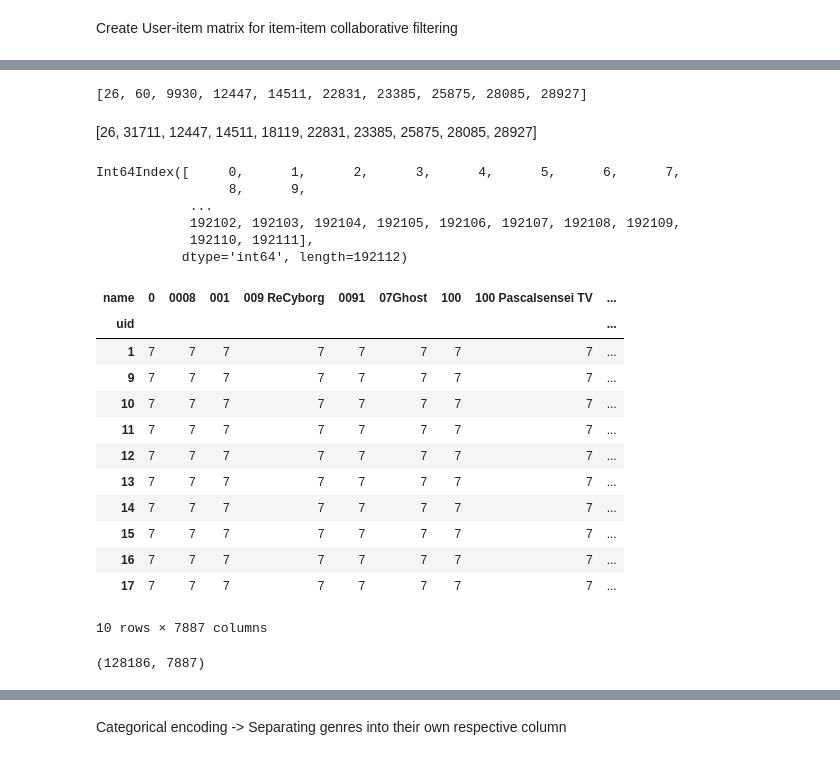
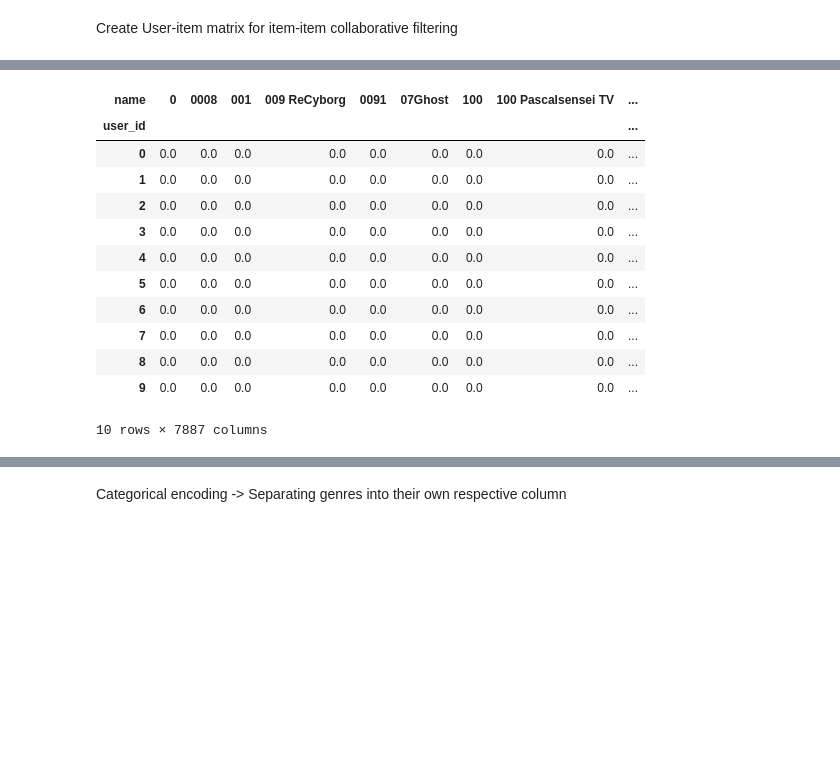
Before and after one commit to Haaris-Syed/AnimeRecommender, a Jupyter notebook: AnimeDataset-Preprocessing.ipynb, the cells around one changed output, grey strips where cells are left out. Saved outputs shown, nothing was run; the diff lists cells and outputs as text; code cells hidden in the pictures; blank space fills up the shorter version.

Commit message:
cb recommendations work now, accuracy yet tbd but it works. changed from uid (id of review) to the actual user_id

```diff
--- a/AnimeDataset-Preprocessing.ipynb
+++ b/AnimeDataset-Preprocessing.ipynb
@@ -209,7 +209,8 @@ Item-item Collaborative filtering
 From the recommendations provided from the content based algorithm above, calculate the similarity of each of those recommendations with anime the user has already watched.
 # %%
 user_ratings_df = pd.read_csv("reviews.csv")
-user_ratings_df.drop(['profile', 'link', 'text'], axis=1, inplace=True)
+user_ratings_df.drop(['link', 'text'], axis=1, inplace=True)
+user_ratings_df.rename(columns={'profile': 'user_id'}, inplace=True)
 
 user_ratings_df.head()
 # %% [output]
@@ -221,0 +223,5 @@ user_ratings_df.head()
+# %%
+# # change profile names into unique IDs (i.e. integers)
+user_ratings_df.user_id = pd.factorize(user_ratings_df.user_id)[0]
+
+user_ratings_df.head(10)
@@ -222,7 +255,7 @@ user_ratings_df.head()
 # %%
 anime_with_ratings_df = pd.merge(anime_df, user_ratings_df, on='anime_uid')
 
-anime_with_ratings_df.drop_duplicates(subset=['uid', 'name'], inplace=True)
+anime_with_ratings_df.drop_duplicates(subset=['user_id', 'name'], inplace=True)
 anime_with_ratings_df.reset_index(drop=True, inplace=True)
 
 anime_with_ratings_df.head()
@@ -325,43 +271,22 @@ def get_similar_anime(anime, n=10):
-# %%
-get_similar_anime(18119)
-# %% [output]
-[26, 60, 9930, 12447, 14511, 22831, 23385, 25875, 28085, 28927]
-# %% [markdown]
-[26, 31711, 12447, 14511, 18119, 22831, 23385, 25875, 28085, 28927]
-# %%
-selected_users = user_ratings[user_ratings >= 3].index
-
-print(selected_users)
-# %% [output]
-Int64Index([     0,      1,      2,      3,      4,      5,      6,      7,
-                 8,      9,
-            ...
-            192102, 192103, 192104, 192105, 192106, 192107, 192108, 192109,
-            192110, 192111],
-           dtype='int64', length=192112)
 # %%
-anime_rating_pivot = anime_with_ratings_df.pivot_table(index='uid', columns='name', values='score', fill_value=7)
-# anime_rating_pivot.fillna(0, inplace=True)
+anime_rating_pivot = anime_with_ratings_df.pivot_table(index='user_id', columns='name', values='score') #maybe use the mean score value to fill in NaN instead of 0s?, fill_value=7
+anime_rating_pivot.fillna(0, inplace=True)
 
 anime_rating_pivot.head(10)
 # %% [output]
 | name | 0 | 0008 | 001 | 009 ReCyborg | 0091 | 07Ghost | 100 | 100 Pascalsensei TV | ... |
-| uid |  |  |  |  |  |  |  |  | ... |
-| 1 | 7 | 7 | 7 | 7 | 7 | 7 | 7 | 7 | ... |
-| 9 | 7 | 7 | 7 | 7 | 7 | 7 | 7 | 7 | ... |
-| 10 | 7 | 7 | 7 | 7 | 7 | 7 | 7 | 7 | ... |
-| 11 | 7 | 7 | 7 | 7 | 7 | 7 | 7 | 7 | ... |
-| 12 | 7 | 7 | 7 | 7 | 7 | 7 | 7 | 7 | ... |
-| 13 | 7 | 7 | 7 | 7 | 7 | 7 | 7 | 7 | ... |
-| 14 | 7 | 7 | 7 | 7 | 7 | 7 | 7 | 7 | ... |
-| 15 | 7 | 7 | 7 | 7 | 7 | 7 | 7 | 7 | ... |
-| 16 | 7 | 7 | 7 | 7 | 7 | 7 | 7 | 7 | ... |
-| 17 | 7 | 7 | 7 | 7 | 7 | 7 | 7 | 7 | ... |
+| user_id |  |  |  |  |  |  |  |  | ... |
+| 0 | 0.0 | 0.0 | 0.0 | 0.0 | 0.0 | 0.0 | 0.0 | 0.0 | ... |
+| 1 | 0.0 | 0.0 | 0.0 | 0.0 | 0.0 | 0.0 | 0.0 | 0.0 | ... |
+| 2 | 0.0 | 0.0 | 0.0 | 0.0 | 0.0 | 0.0 | 0.0 | 0.0 | ... |
+| 3 | 0.0 | 0.0 | 0.0 | 0.0 | 0.0 | 0.0 | 0.0 | 0.0 | ... |
+| 4 | 0.0 | 0.0 | 0.0 | 0.0 | 0.0 | 0.0 | 0.0 | 0.0 | ... |
+| 5 | 0.0 | 0.0 | 0.0 | 0.0 | 0.0 | 0.0 | 0.0 | 0.0 | ... |
+| 6 | 0.0 | 0.0 | 0.0 | 0.0 | 0.0 | 0.0 | 0.0 | 0.0 | ... |
+| 7 | 0.0 | 0.0 | 0.0 | 0.0 | 0.0 | 0.0 | 0.0 | 0.0 | ... |
+| 8 | 0.0 | 0.0 | 0.0 | 0.0 | 0.0 | 0.0 | 0.0 | 0.0 | ... |
+| 9 | 0.0 | 0.0 | 0.0 | 0.0 | 0.0 | 0.0 | 0.0 | 0.0 | ... |
 10 rows × 7887 columns
-# %%
-anime_rating_pivot.shape
-# %% [output]
-(128186, 7887)
 # %%
 item_similarities = cosine_similarity(anime_rating_pivot.T)
 item_similarities_df = pd.DataFrame(item_similarities, index=anime_rating_pivot.columns, columns=anime_rating_pivot.columns)
```
Also changed, not shown: parts of 31 cells of this notebook.
